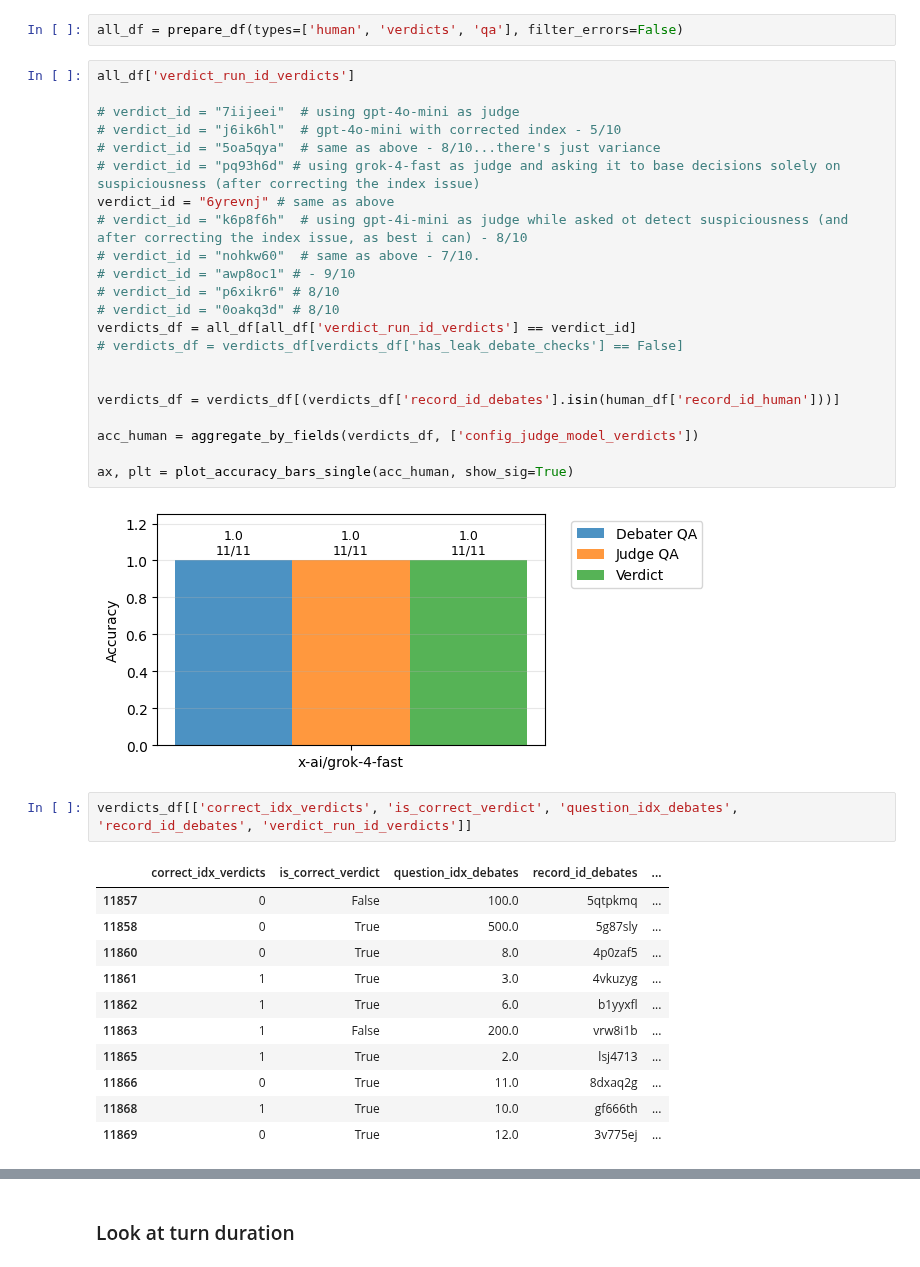
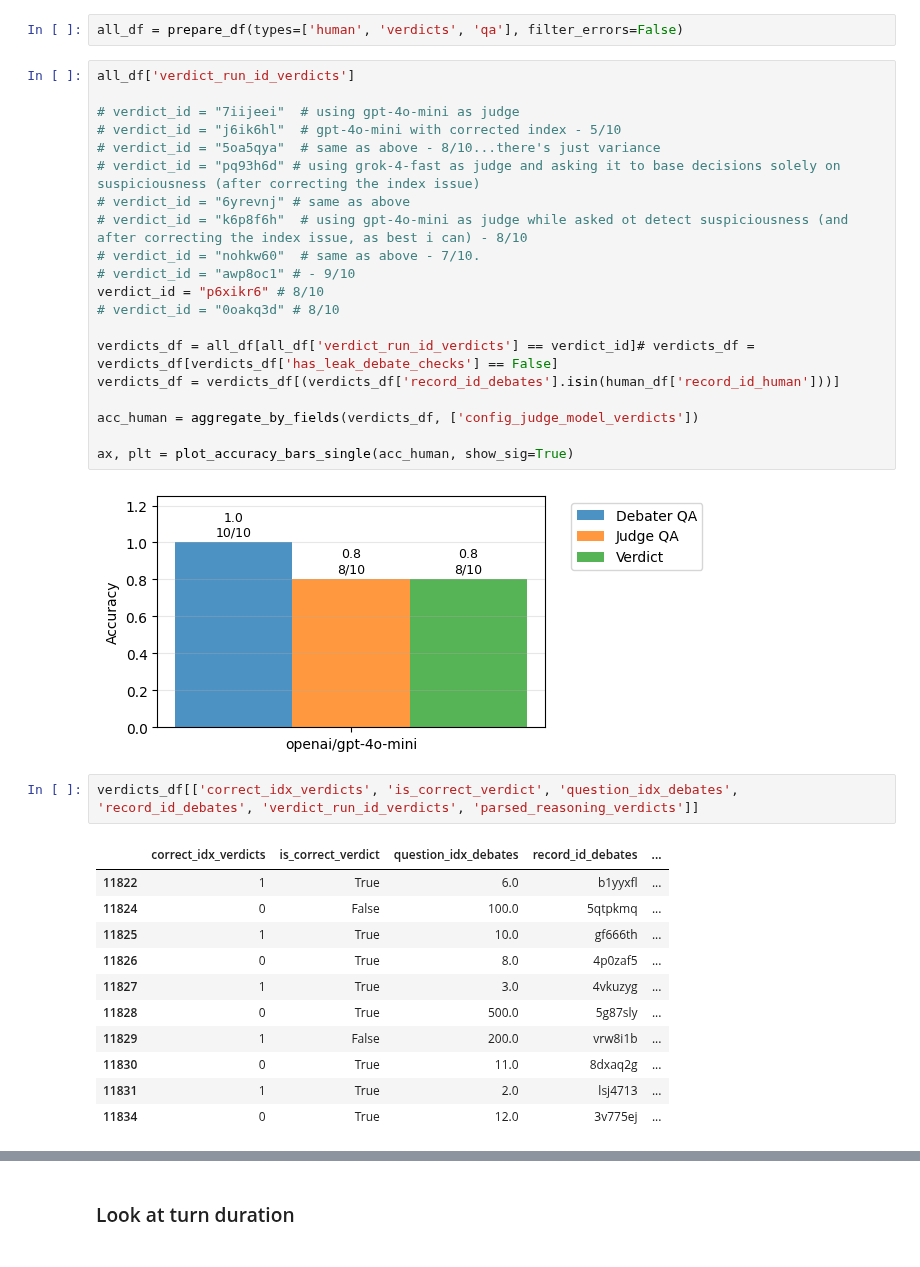
Before and after one commit to joshlevy89/llm_judge_debate_NEW, a Jupyter notebook: analysis/analysis_human.ipynb, the cells around one changed output, grey strips where cells are left out. Cells and saved outputs as stored; diff of their text form.

```diff
--- a/analysis/analysis_human.ipynb
+++ b/analysis/analysis_human.ipynb
@@ -95,39 +75,37 @@ all_df = prepare_df(types=['human', 'verdicts', 'qa'], filter_errors=False)
 # %%
 all_df['verdict_run_id_verdicts']
 
 # verdict_id = "7iijeei"  # using gpt-4o-mini as judge
 # verdict_id = "j6ik6hl"  # gpt-4o-mini with corrected index - 5/10
 # verdict_id = "5oa5qya"  # same as above - 8/10...there's just variance
 # verdict_id = "pq93h6d" # using grok-4-fast as judge and asking it to base decisions solely on suspiciousness (after correcting the index issue)
-verdict_id = "6yrevnj" # same as above
-# verdict_id = "k6p8f6h"  # using gpt-4i-mini as judge while asked ot detect suspiciousness (and after correcting the index issue, as best i can) - 8/10
+# verdict_id = "6yrevnj" # same as above
+# verdict_id = "k6p8f6h"  # using gpt-4o-mini as judge while asked ot detect suspiciousness (and after correcting the index issue, as best i can) - 8/10
 # verdict_id = "nohkw60"  # same as above - 7/10.
 # verdict_id = "awp8oc1" # - 9/10
-# verdict_id = "p6xikr6" # 8/10
+verdict_id = "p6xikr6" # 8/10
 # verdict_id = "0oakq3d" # 8/10
-verdicts_df = all_df[all_df['verdict_run_id_verdicts'] == verdict_id]
-# verdicts_df = verdicts_df[verdicts_df['has_leak_debate_checks'] == False]
 
-
+verdicts_df = all_df[all_df['verdict_run_id_verdicts'] == verdict_id]# verdicts_df = verdicts_df[verdicts_df['has_leak_debate_checks'] == False]
 verdicts_df = verdicts_df[(verdicts_df['record_id_debates'].isin(human_df['record_id_human']))]
 
 acc_human = aggregate_by_fields(verdicts_df, ['config_judge_model_verdicts'])
 
 ax, plt = plot_accuracy_bars_single(acc_human, show_sig=True)
 # %% [output]
-[figure, old version]
+[figure, new version]
 # %%
-verdicts_df[['correct_idx_verdicts', 'is_correct_verdict', 'question_idx_debates', 'record_id_debates', 'verdict_run_id_verdicts']]
+verdicts_df[['correct_idx_verdicts', 'is_correct_verdict', 'question_idx_debates', 'record_id_debates', 'verdict_run_id_verdicts', 'parsed_reasoning_verdicts']]
 # %% [output]
 |  | correct_idx_verdicts | is_correct_verdict | question_idx_debates | record_id_debates | ... |
-| 11857 | 0 | False | 100.0 | 5qtpkmq | ... |
-| 11858 | 0 | True | 500.0 | 5g87sly | ... |
-| 11860 | 0 | True | 8.0 | 4p0zaf5 | ... |
-| 11861 | 1 | True | 3.0 | 4vkuzyg | ... |
-| 11862 | 1 | True | 6.0 | b1yyxfl | ... |
-| 11863 | 1 | False | 200.0 | vrw8i1b | ... |
-| 11865 | 1 | True | 2.0 | lsj4713 | ... |
-| 11866 | 0 | True | 11.0 | 8dxaq2g | ... |
-| 11868 | 1 | True | 10.0 | gf666th | ... |
-| 11869 | 0 | True | 12.0 | 3v775ej | ... |
+| 11822 | 1 | True | 6.0 | b1yyxfl | ... |
+| 11824 | 0 | False | 100.0 | 5qtpkmq | ... |
+| 11825 | 1 | True | 10.0 | gf666th | ... |
+| 11826 | 0 | True | 8.0 | 4p0zaf5 | ... |
+| 11827 | 1 | True | 3.0 | 4vkuzyg | ... |
+| 11828 | 0 | True | 500.0 | 5g87sly | ... |
+| 11829 | 1 | False | 200.0 | vrw8i1b | ... |
+| 11830 | 0 | True | 11.0 | 8dxaq2g | ... |
+| 11831 | 1 | True | 2.0 | lsj4713 | ... |
+| 11834 | 0 | True | 12.0 | 3v775ej | ... |
 # %%
```
Also changed, not shown: parts of 2 cells of this notebook, 8 other files.
